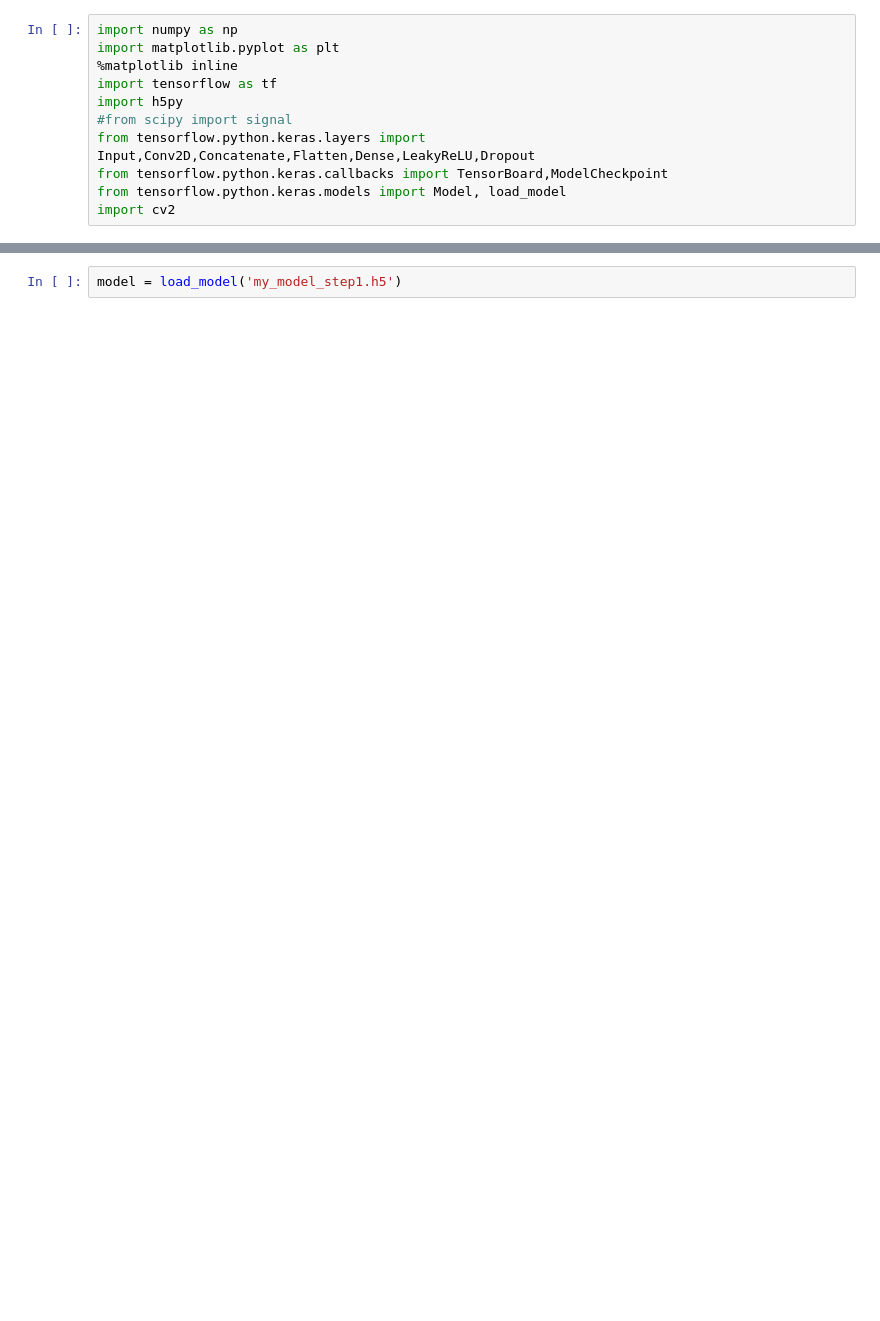
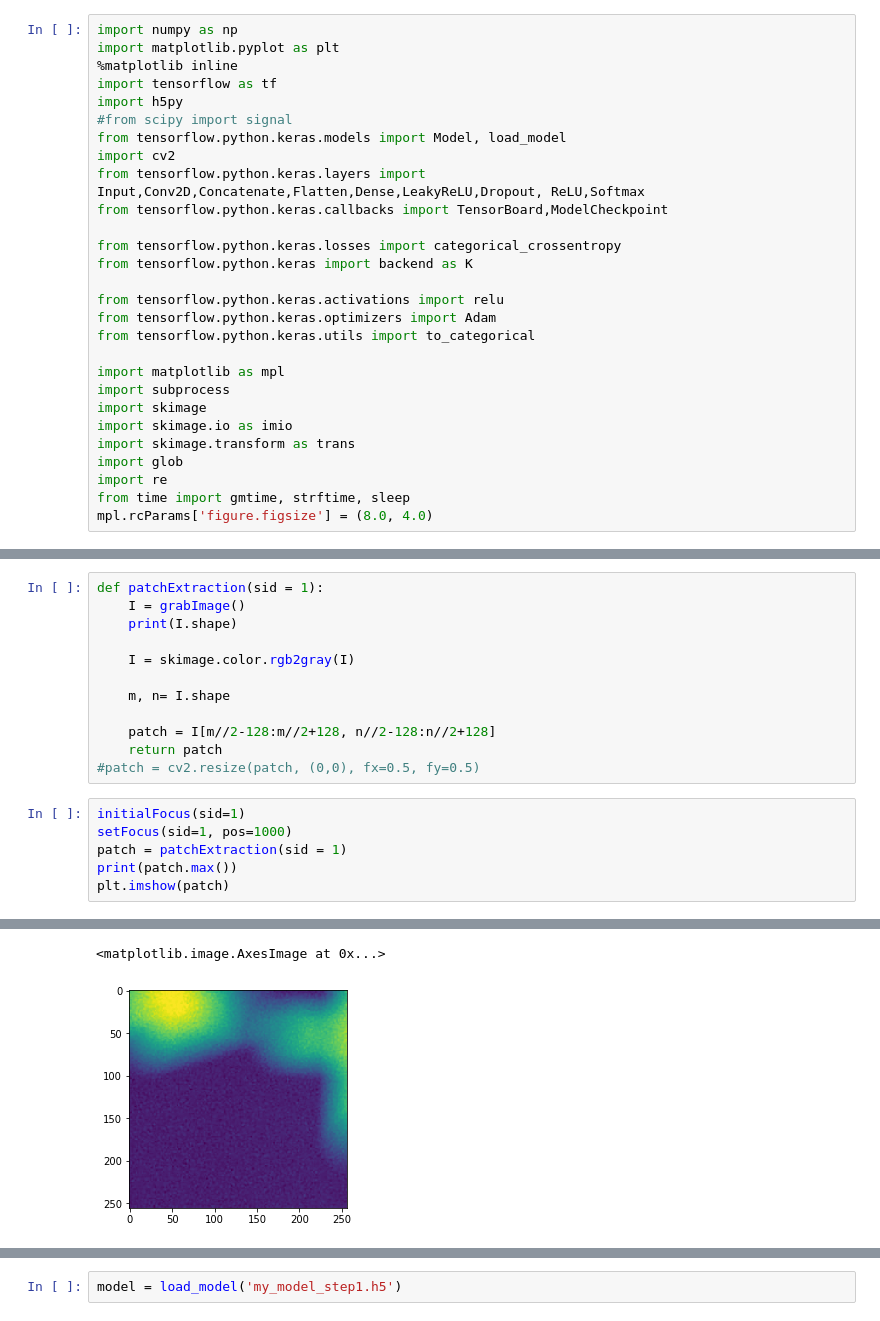
Before and after one commit to cianhwang/autofocusVCM, a Jupyter notebook: test.ipynb, the cells around one changed output, grey strips where cells are left out. Saved outputs shown, nothing was run; the diff lists cells and outputs as text; blank space fills up the shorter version.

```diff
--- a/test.ipynb
+++ b/test.ipynb
@@ -5,7 +5,24 @@ import matplotlib.pyplot as plt
 import tensorflow as tf
 import h5py
 #from scipy import signal
-from tensorflow.python.keras.layers import Input,Conv2D,Concatenate,Flatten,Dense,LeakyReLU,Dropout
-from tensorflow.python.keras.callbacks import TensorBoard,ModelCheckpoint
 from tensorflow.python.keras.models import Model, load_model
 import cv2
+from tensorflow.python.keras.layers import Input,Conv2D,Concatenate,Flatten,Dense,LeakyReLU,Dropout, ReLU,Softmax
+from tensorflow.python.keras.callbacks import TensorBoard,ModelCheckpoint
+
+from tensorflow.python.keras.losses import categorical_crossentropy
+from tensorflow.python.keras import backend as K
+
+from tensorflow.python.keras.activations import relu
+from tensorflow.python.keras.optimizers import Adam
+from tensorflow.python.keras.utils import to_categorical
+
+import matplotlib as mpl
+import subprocess
+import skimage
+import skimage.io as imio
+import skimage.transform as trans
+import glob
+import re
+from time import gmtime, strftime, sleep
+mpl.rcParams['figure.figsize'] = (8.0, 4.0)
@@ -11,0 +64,19 @@ import cv2
+# %%
+def patchExtraction(sid = 1):
+    I = grabImage()
+    print(I.shape)
+
+    I = skimage.color.rgb2gray(I)
+
+    m, n= I.shape
+
+    patch = I[m//2-128:m//2+128, n//2-128:n//2+128]
+    return patch
+#patch = cv2.resize(patch, (0,0), fx=0.5, fy=0.5)
+# %%
+initialFocus(sid=1)
+setFocus(sid=1, pos=1000)
+patch = patchExtraction(sid = 1)
+print(patch.max())
+plt.imshow(patch)
+# %% [output]
@@ -11,0 +85,2 @@ import cv2
+<matplotlib.image.AxesImage at 0x...>
+[figure, added]
```
Also changed, not shown: parts of 13 cells of this notebook, 4 other files.
